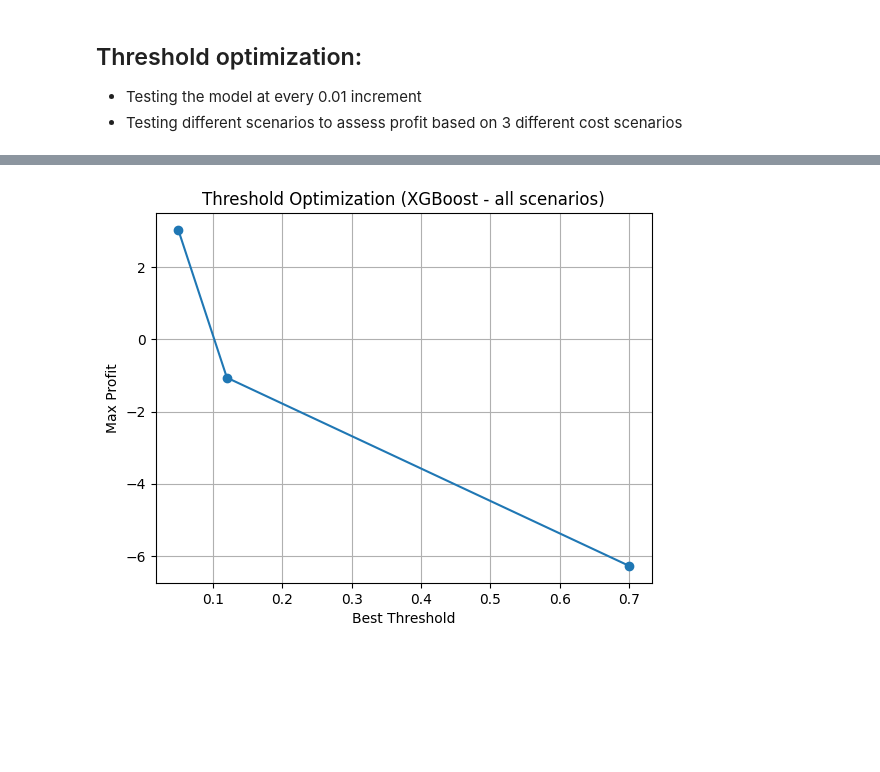
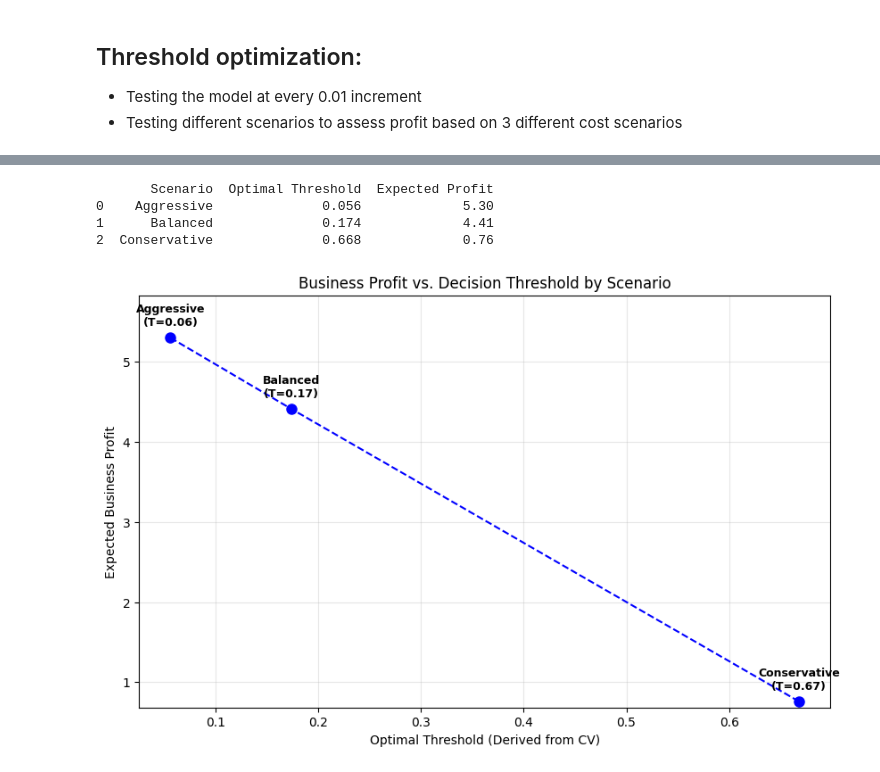
Before and after one commit to zahraMajed/bank-deposit-prediction, a Jupyter notebook: notebooks/02_xgboost_evaluation.ipynb, the cells around one changed output, grey strips where cells are left out. Cells and saved outputs as stored; diff of their text form; code cells hidden in the pictures; blank space fills up the shorter version.

```diff
--- a/notebooks/02_xgboost_evaluation.ipynb
+++ b/notebooks/02_xgboost_evaluation.ipynb
@@ -396,12 +392,7 @@ scenarios = {
 }
 
 def calculate_profit(y_true, y_pred, TP, FP, FN):
-    profit = 0
-    for yt, yp in zip(y_true, y_pred):
-        if yt == 1 and yp == 1:
-            profit += TP
-        elif yt == 0 and yp == 1:
-            profit += FP
-        elif yt == 1 and yp == 0:
-            profit += FN
-    return profit / len(y_true)  # normalized
+    tp_count = np.sum((y_true == 1) & (y_pred == 1))
+    fp_count = np.sum((y_true == 0) & (y_pred == 1))
+    fn_count = np.sum((y_true == 1) & (y_pred == 0))
+    return (tp_count * TP + fp_count * FP + fn_count * FN) / len(y_true)
@@ -440,0 +399,2 @@ threshold_df
+# %%
+y_probs = final_model.predict_proba(X)[:, 1]
@@ -441,12 +443,62 @@ threshold_df
+# %%
+# Assuming you have y_probs from your final trained model
+# and scenario_thresholds from the previous step
+
+results_summary = []
+
+for name, t_list in scenario_thresholds.items():
+    t_opt = np.mean(t_list)  # This is your Optimal Threshold for the scenario
+
+    # Calculate predictions based on this optimal threshold
+    y_pred = (y_probs >= t_opt).astype(int)
+
+    # Get the costs for this specific scenario
+    costs = scenarios[name]
+
+    # Calculate the profit
+    final_profit = calculate_profit(y, y_pred, costs['TP'], costs['FP'], costs['FN'])
+
+    results_summary.append({
+        'Scenario': name,
+        'Optimal Threshold': round(t_opt, 4),
+        'Expected Profit': round(final_profit, 2)
+    })
+
+# Display as a clean DataFrame
+profit_df = pd.DataFrame(results_summary)
+print(profit_df)
+# %% [output]
+       Scenario  Optimal Threshold  Expected Profit
+0    Aggressive              0.056             5.30
+1      Balanced              0.174             4.41
+2  Conservative              0.668             0.76
 # %%
-plt.figure()
-plt.plot(threshold_df["Best Threshold"], threshold_df["Max Profit"], marker='o')
+# Extract names, thresholds, and profits into lists for plotting
+scenario_names = list(final_thresholds.keys()) # ['Aggressive', 'Balanced', 'Conservative']
+threshold_vals = [final_thresholds[name] for name in scenario_names]
+profit_vals = [profit_df.loc[profit_df['Scenario'] == name, 'Expected Profit'].values[0] for name in scenario_names]
 
-plt.xlabel("Best Threshold")
-plt.ylabel("Max Profit")
-plt.title("Threshold Optimization (XGBoost - all scenarios)")
+# 2. Run the Plot
+plt.figure(figsize=(10, 6))
 
-plt.grid()
+# Plot the points
+plt.plot(threshold_vals, profit_vals, marker='o', linestyle='--', color='b', markersize=8)
+
+# Annotate each point so you know which scenario is which
+for i, name in enumerate(scenario_names):
+    plt.annotate(f"{name}\n(T={threshold_vals[i]:.2f})",
+                 (threshold_vals[i], profit_vals[i]),
+                 textcoords="offset points",
+                 xytext=(0,10),
+                 ha='center',
+                 fontsize=9,
+                 fontweight='bold')
+
+plt.xlabel("Optimal Threshold (Derived from CV)")
+plt.ylabel("Expected Business Profit")
+plt.title("Business Profit vs. Decision Threshold by Scenario")
+plt.ylim(min(profit_vals) * 0.9, max(profit_vals) * 1.1) # Add some padding to see points clearly
+plt.grid(True, alpha=0.3)
 plt.show()
 # %% [output]
-[figure, old version]
+[figure, new version]
```
Also changed, not shown: parts of 10 cells of this notebook.
